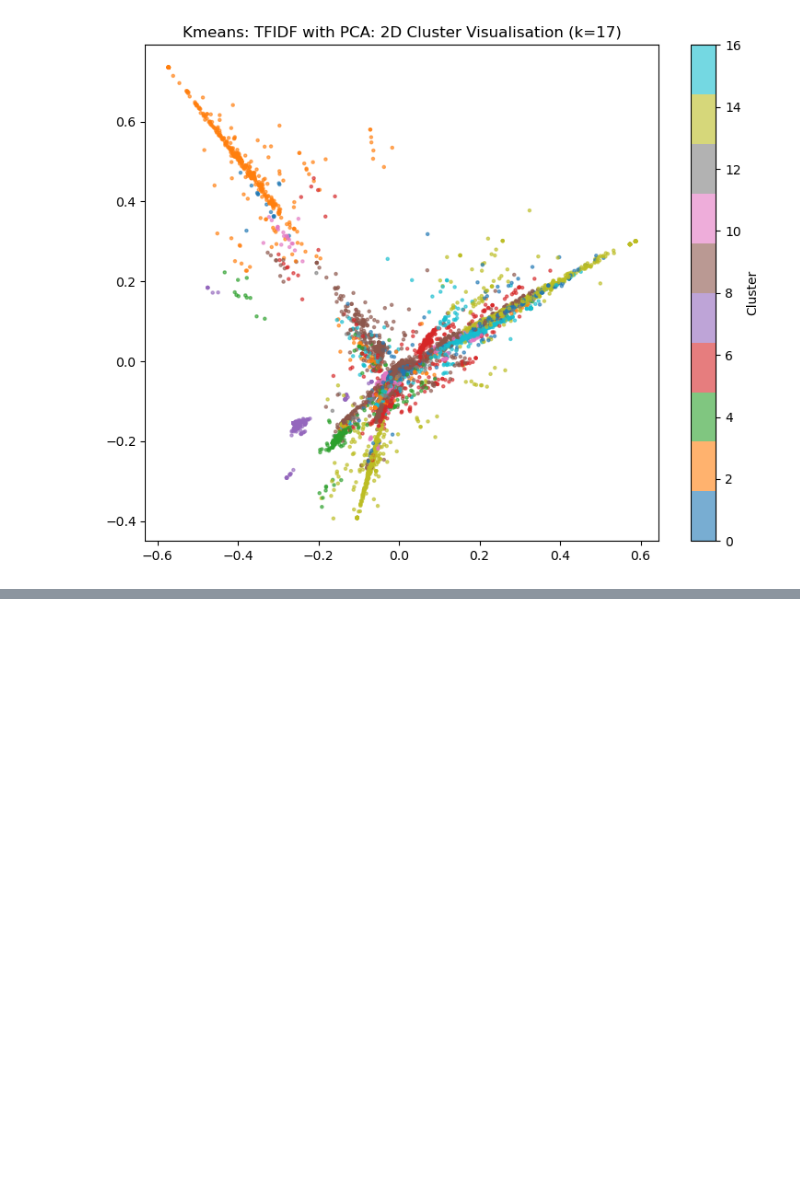
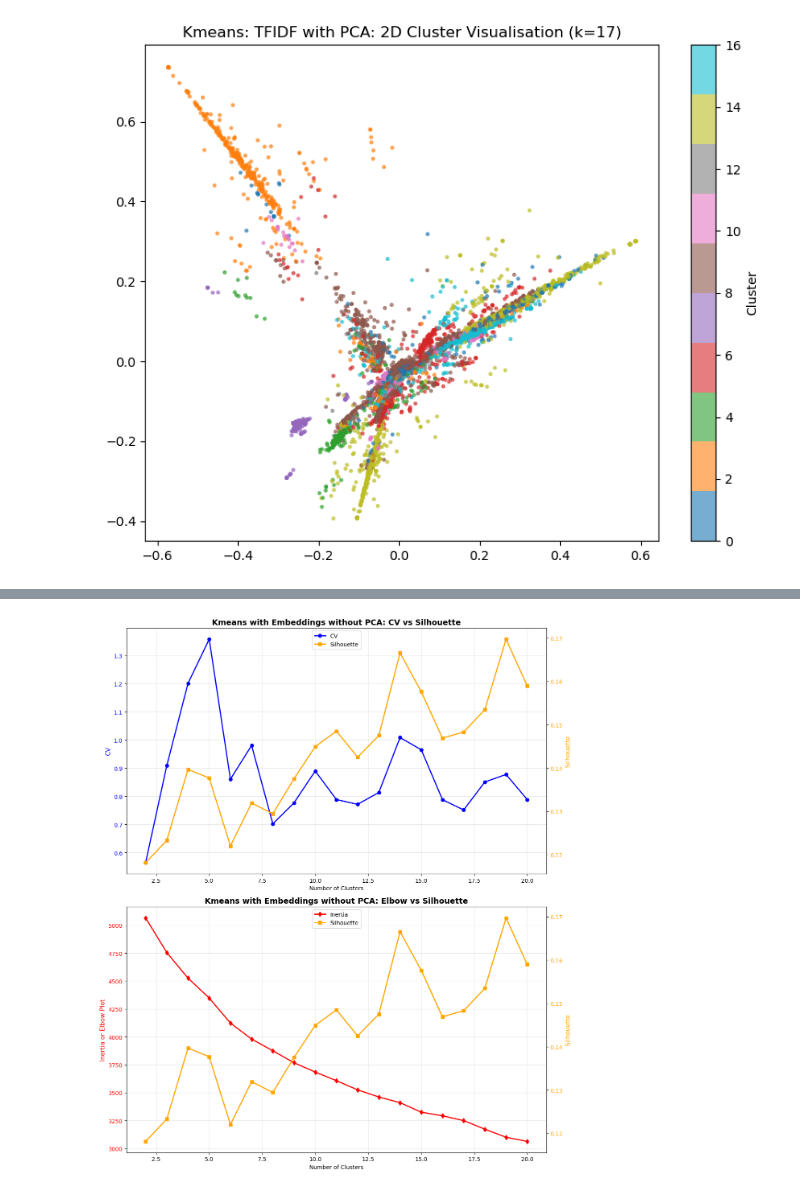
Before and after one commit to Razan-88/TextAnalytics-CW-Task4, a Jupyter notebook: analytics_pipeline/src/preprocessingAndModelling.ipynb, the cells around one changed output, grey strips where cells are left out. Cells and saved outputs as stored; diff of their text form; code cells hidden in the pictures; blank space fills up the shorter version.

Commit message:
added sentence embeddings and kmeans

```diff
--- a/analytics_pipeline/src/preprocessingAndModelling.ipynb
+++ b/analytics_pipeline/src/preprocessingAndModelling.ipynb
@@ -647,0 +658,3 @@ plot_clusters_2d(x_tfidf_pca, fklabelstfidfpca, 17, 'Kmeans: TFIDF with PCA')
+# %%
+kvalues = range(2, 21)
+resultofrunofembeddings = evaluate_k_range(embeddings, kvalues)
@@ -647,0 +679,4 @@ plot_clusters_2d(x_tfidf_pca, fklabelstfidfpca, 17, 'Kmeans: TFIDF with PCA')
+# %%
+plot_combined_metrics(resultofrunofembeddings, 'Embeddings without PCA')
+# %% [output]
+[figure, added]
```
Also changed, not shown: parts of 22 cells of this notebook.
